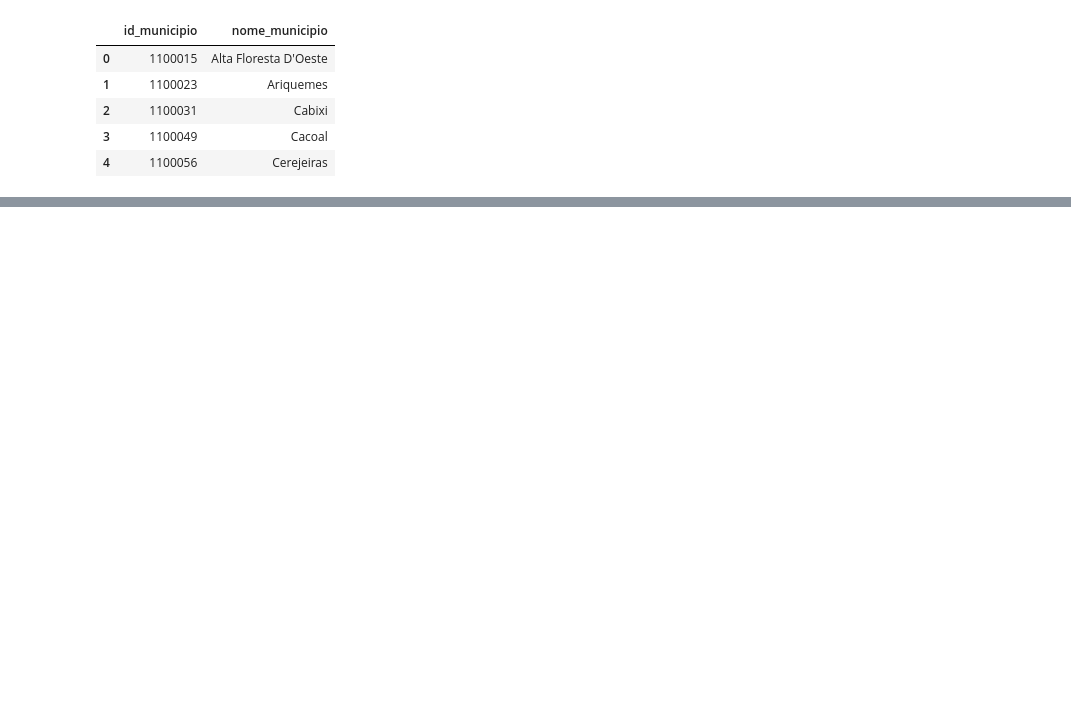
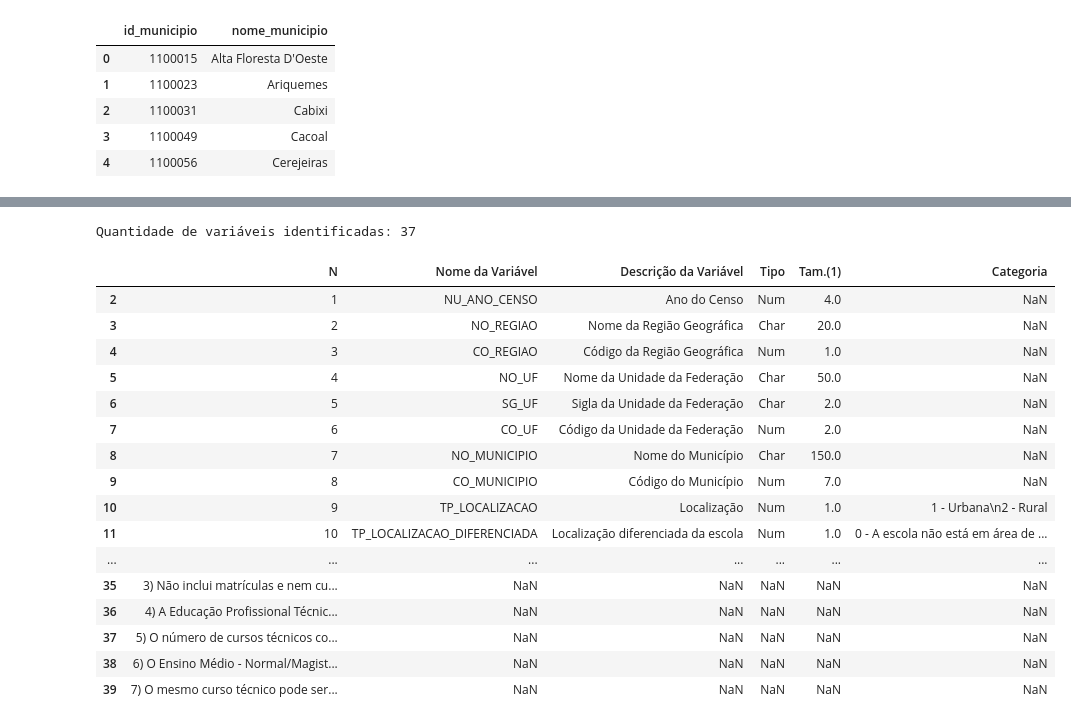
Before and after one commit to BenitoMarculanoRibeiro/tech_challenge_2, a Jupyter notebook: notebook/Analise_bases.ipynb, the cells around one changed output, grey strips where cells are left out. Cells and saved outputs as stored; diff of their text form; code cells hidden in the pictures; blank space fills up the shorter version.

```diff
--- a/notebook/Analise_bases.ipynb
+++ b/notebook/Analise_bases.ipynb
@@ -857,0 +1259,6 @@ municipios.head()
+# %%
+# Identifica os anos de coleta
+anos_suplemento = df_suplemento.iloc[0, 7:23].tolist()
+
+print("Anos de coleta:")
+print(anos_suplemento)
@@ -857,0 +1268,15 @@ municipios.head()
+# %%
+# Renomeia as colunas de anos
+novos_nomes_suplemento = (
+    list(df_suplemento.columns[:7])
+    + anos_suplemento
+    + ["Notas Importantes"]
+)
+
+df_suplemento.columns = novos_nomes_suplemento
+
+print("Quantidade de colunas:", len(df_suplemento.columns))
+
+print("\nColunas:")
+for coluna in df_suplemento.columns:
+    print(f"- {coluna}")
@@ -857,0 +1319,35 @@ municipios.head()
+# %%
+# Identifica as linhas que correspondem efetivamente às variáveis
+inventario_suplemento = df_suplemento[
+    df_suplemento["N"].notna()
+].copy()
+
+print("Quantidade de variáveis identificadas:", len(inventario_suplemento))
+# %% [output]
+Quantidade de variáveis identificadas: 37
+# %%
+# Inventário completo das variáveis do suplemento de cursos técnicos
+
+display(
+    inventario_suplemento[
+        ["N", "Nome da Variável", "Descrição da Variável", "Tipo", "Tam.(1)", "Categoria"]
+    ]
+)
+# %% [output]
+|  | N | Nome da Variável | Descrição da Variável | Tipo | Tam.(1) | Categoria |
+| 2 | 1 | NU_ANO_CENSO | Ano do Censo | Num | 4.0 | NaN |
+| 3 | 2 | NO_REGIAO | Nome da Região Geográfica | Char | 20.0 | NaN |
+| 4 | 3 | CO_REGIAO | Código da Região Geográfica | Num | 1.0 | NaN |
+| 5 | 4 | NO_UF | Nome da Unidade da Federação | Char | 50.0 | NaN |
+| 6 | 5 | SG_UF | Sigla da Unidade da Federação | Char | 2.0 | NaN |
+| 7 | 6 | CO_UF | Código da Unidade da Federação | Num | 2.0 | NaN |
+| 8 | 7 | NO_MUNICIPIO | Nome do Município | Char | 150.0 | NaN |
+| 9 | 8 | CO_MUNICIPIO | Código do Município | Num | 7.0 | NaN |
+| 10 | 9 | TP_LOCALIZACAO | Localização | Num | 1.0 | 1 - Urbana\n2 - Rural |
+| 11 | 10 | TP_LOCALIZACAO_DIFERENCIADA | Localização diferenciada da escola | Num | 1.0 | 0 - A escola não está em área de ... |
+| ... | ... | ... | ... | ... | ... | ... |
+| 35 | 3) Não inclui matrículas e nem cu... | NaN | NaN | NaN | NaN | NaN |
+| 36 | 4) A Educação Profissional Técnic... | NaN | NaN | NaN | NaN | NaN |
+| 37 | 5) O número de cursos técnicos co... | NaN | NaN | NaN | NaN | NaN |
+| 38 | 6) O Ensino Médio - Normal/Magist... | NaN | NaN | NaN | NaN | NaN |
+| 39 | 7) O mesmo curso técnico pode ser... | NaN | NaN | NaN | NaN | NaN |
```
Also changed, not shown: parts of 122 cells of this notebook, 1 other file.
